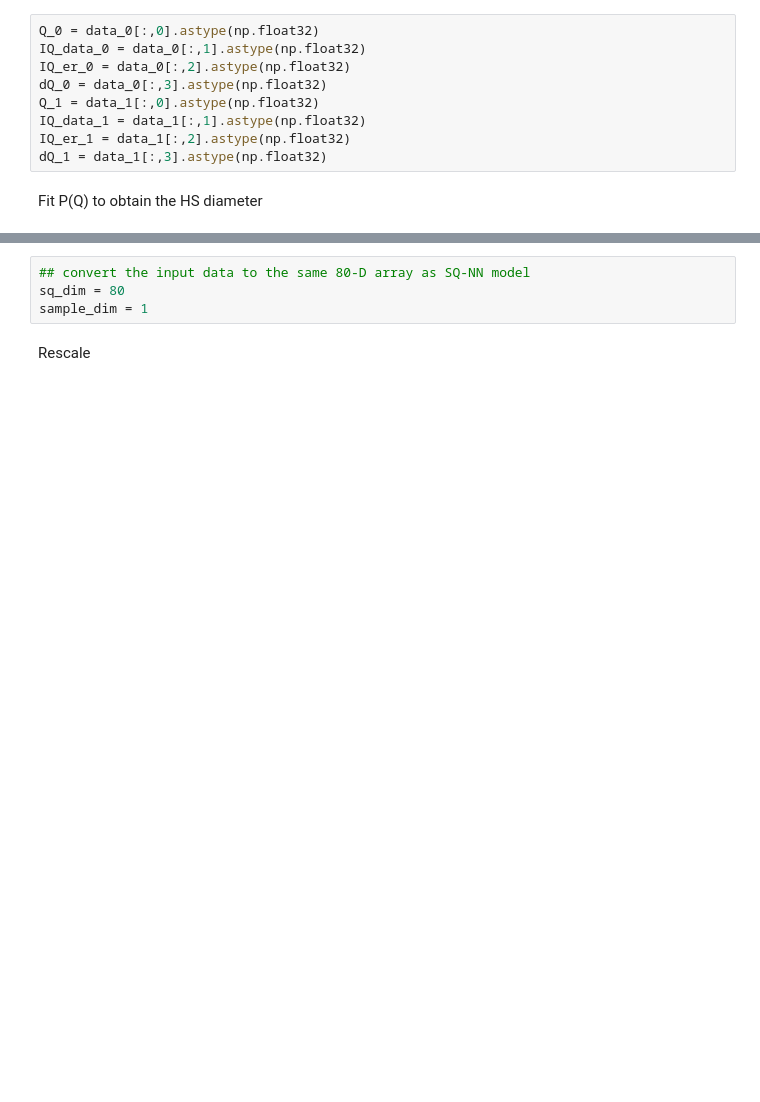
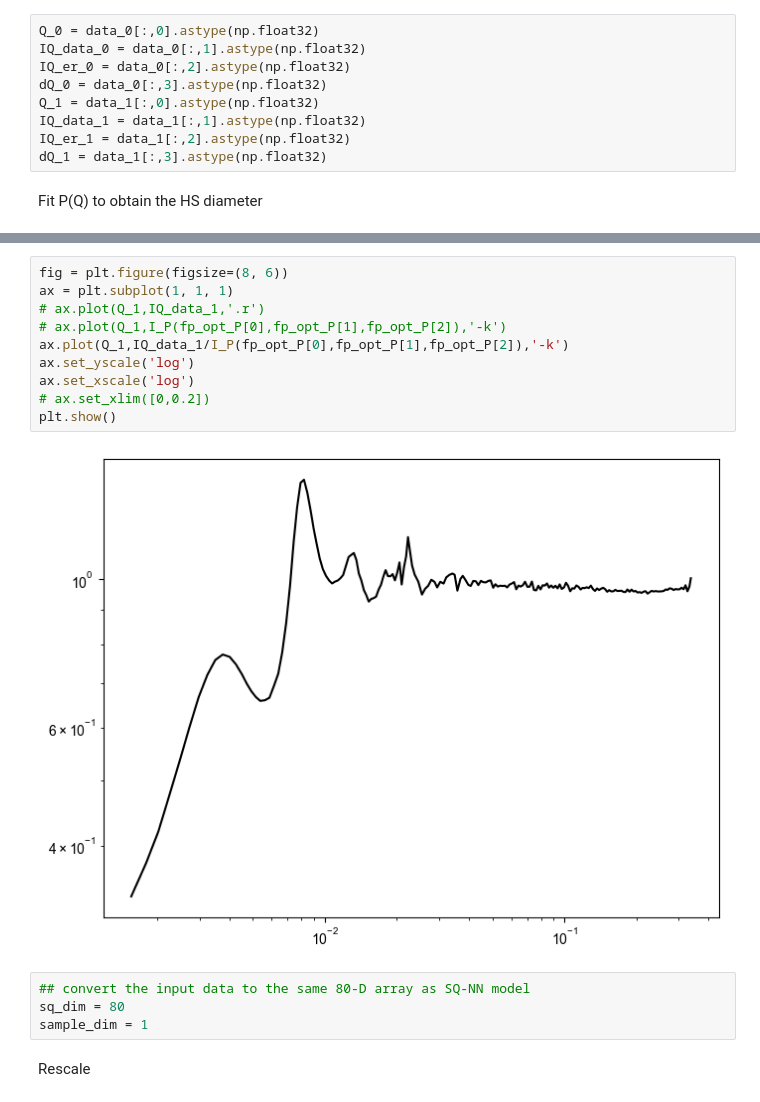
Before and after one commit to ch-tung/SQ_VAE, a Jupyter notebook: direct_param_SQ/silica/Fit_IQ_10.ipynb, the cells around one changed output, grey strips where cells are left out. Cells and saved outputs as stored; diff of their text form; blank space fills up the shorter version.

```diff
--- a/direct_param_SQ/silica/Fit_IQ_10.ipynb
+++ b/direct_param_SQ/silica/Fit_IQ_10.ipynb
@@ -136,3 +137,15 @@ plt.show()
+# %%
+fig = plt.figure(figsize=(8, 6))
+ax = plt.subplot(1, 1, 1)
+# ax.plot(Q_1,IQ_data_1,'.r')
+# ax.plot(Q_1,I_P(fp_opt_P[0],fp_opt_P[1],fp_opt_P[2]),'-k')
+ax.plot(Q_1,IQ_data_1/I_P(fp_opt_P[0],fp_opt_P[1],fp_opt_P[2]),'-k')
+ax.set_yscale('log')
+ax.set_xscale('log')
+# ax.set_xlim([0,0.2])
+plt.show()
+# %% [output]
+[figure, added]
 # %%
 ## convert the input data to the same 80-D array as SQ-NN model
 sq_dim = 80
```
Also changed, not shown: parts of 12 cells of this notebook.
